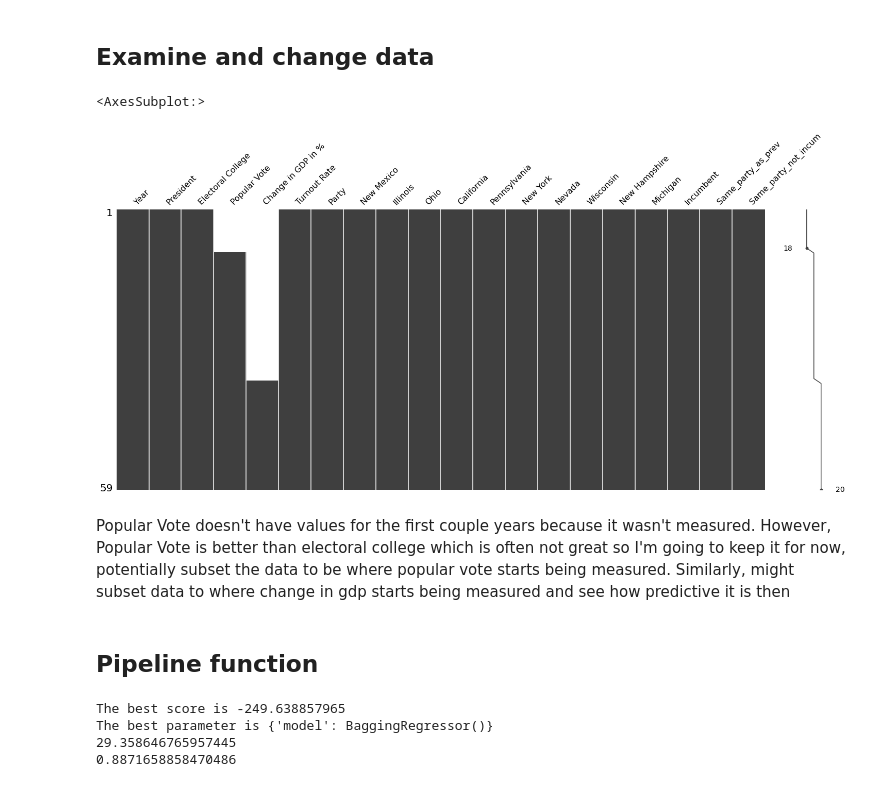
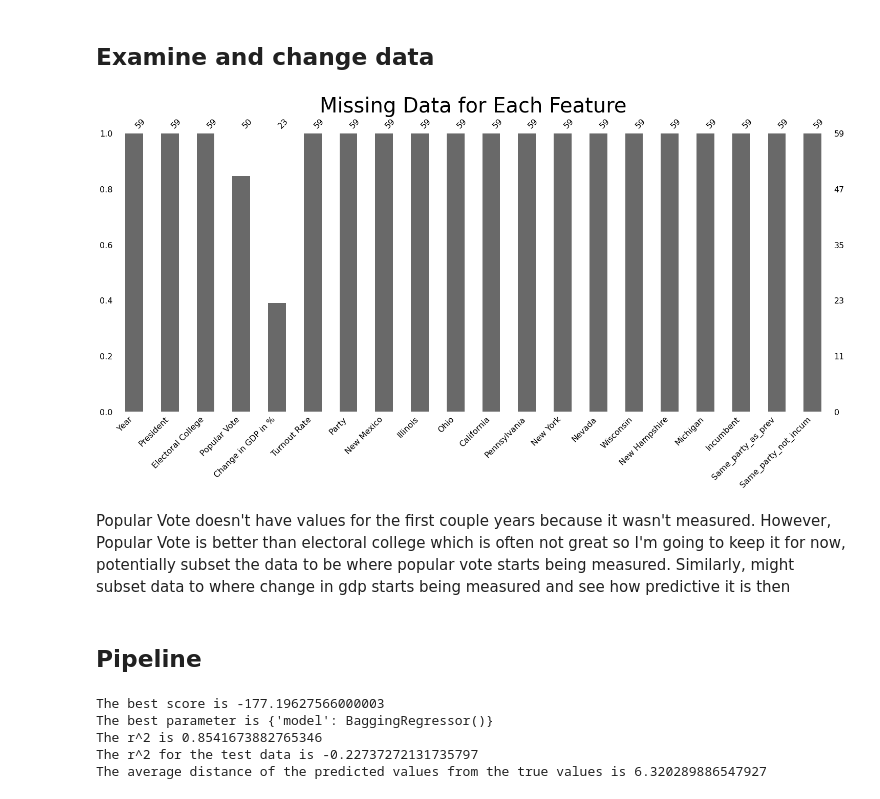
Before and after one commit to coletteyeager/PPOL564_FinalProject, a Jupyter notebook: Data/Machine_Learning.ipynb, the cells around one changed output. Saved outputs shown, nothing was run; the diff lists cells and outputs as text; code cells hidden in the pictures.

Commit message:
Some changes and added figures

```diff
--- a/Data/Machine_Learning.ipynb
+++ b/Data/Machine_Learning.ipynb
@@ -68,10 +69,15 @@ swing_states_accurate = ['Ohio', 'Nevada', 'Pennsylvania', 'New Mexico', 'Wiscon
 # %% [markdown]
 ## Examine and change data
 # %%
-miss.matrix(total_data)
+miss.bar(total_data)
+
+# Add a title
+plt.title('Missing Data for Each Feature', fontsize = 40)
+# Save the plot
+plt.savefig('Missing_Data', dpi = 300)
+plt.show()
 # %% [output]
-<AxesSubplot:>
-[figure, old version]
+[figure, new version]
 # %% [markdown]
 Popular Vote doesn't have values for the first couple years because it wasn't measured. However, Popular Vote is better than electoral college which is often not great so I'm going to keep it for now, potentially subset the data to be where popular vote starts being measured. Similarly, might subset data to where change in gdp starts being measured and see how predictive it is then
 # %%
@@ -90,5 +96,5 @@ swing_historic = total_data.drop(columns = ['Wisconsin', 'New Hampshire', 'Michi
 # Only using more accurate swing
 swing_accurate = total_data.drop(columns = ['Illinois', 'California', 'New York'])
 # %% [markdown]
-## Pipeline function
+## Pipeline
 # %%
@@ -139,7 +137,7 @@ search = model()
 # Split Data
 y = total_data['Electoral College']
 x = total_data.iloc[:,5:]
-train_x, test_x, train_y, test_y = train_test_split(x, y, test_size = 0.2, random_state = 777)
+train_x, test_x, train_y, test_y = train_test_split(x, y, test_size = 0.25, random_state = 777)
 
 search.fit(train_x, train_y)
 
@@ -147,13 +145,18 @@ print("The best score is", search.best_score_)
 print("The best parameter is", search.best_params_)
 
 pred_y = search.predict(train_x)
-print(m.mean_squared_error(train_y,pred_y))
-print(m.r2_score(train_y,pred_y))
+print("The r^2 is", m.r2_score(train_y,pred_y))
+
+pred_y_test = search.predict(test_x)
+print("The r^2 for the test data is", m.r2_score(test_y,pred_y_test))
+
+print("The average distance of the predicted values from the true values is", math.sqrt(m.mean_squared_error(train_y,pred_y)))
 # %% [output]
-The best score is -249.638857965
+The best score is -177.19627566000003
 The best parameter is {'model': BaggingRegressor()}
-29.358646765957445
-0.8871658858470486
+The r^2 is 0.8541673882765346
+The r^2 for the test data is -0.22737272131735797
+The average distance of the predicted values from the true values is 6.320289886547927
 # %%
 # Data study using popular vote share as measure, ignore GDP
 # Split Data
```
Also changed, not shown: parts of 15 cells of this notebook, 16 other files.
